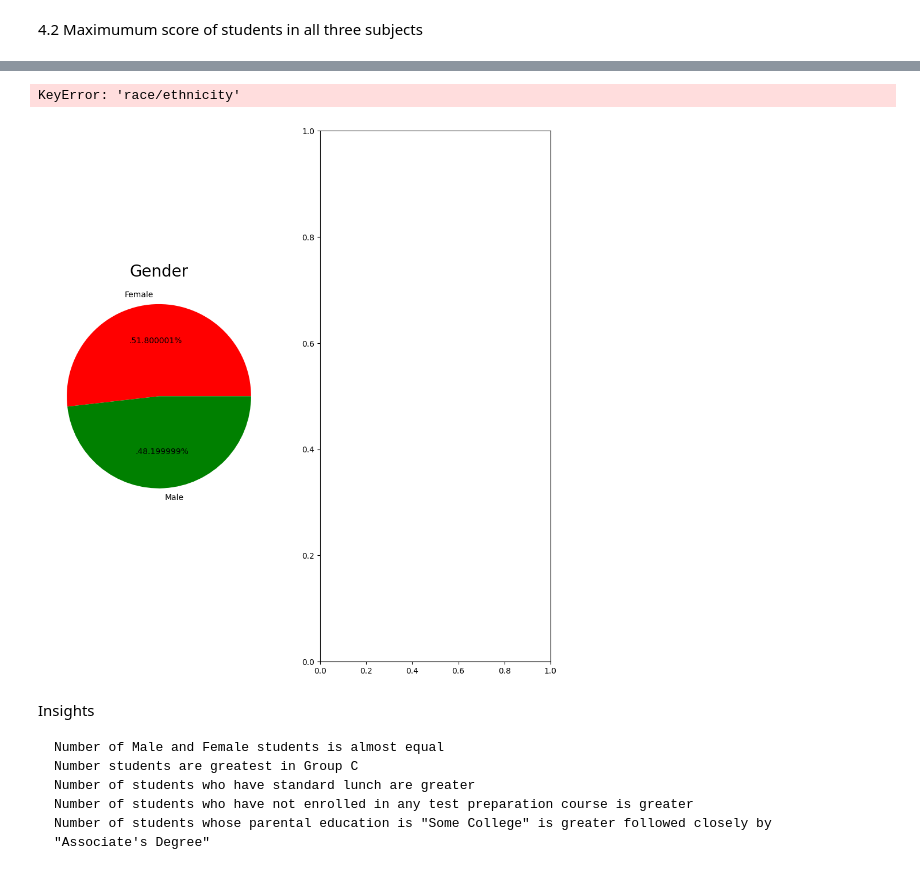
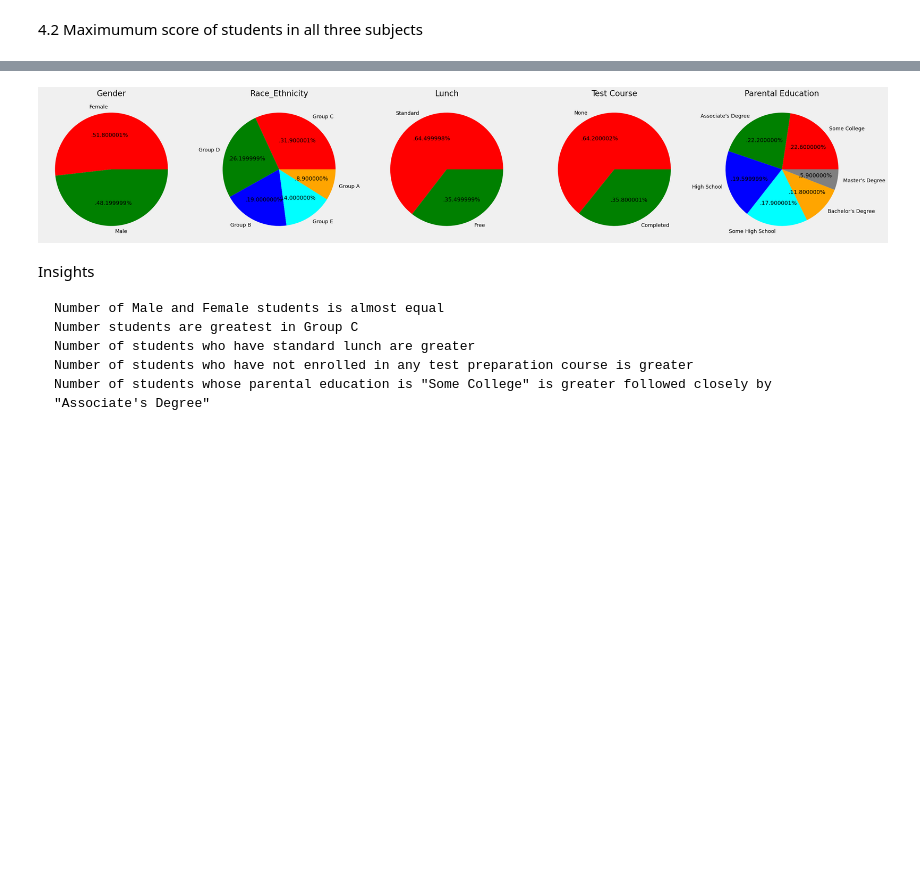
Before and after one commit to Shahbaz894/shahbazMloopsProject, a Jupyter notebook: notebook/Eda_student_performance.ipynb, the cells around one changed output, grey strips where cells are left out. Drawn from its saved outputs; the diff is of its cells as text; code cells hidden in the pictures; blank space fills up the shorter version.

```diff
--- a/notebook/Eda_student_performance.ipynb
+++ b/notebook/Eda_student_performance.ipynb
@@ -33,7 +33,7 @@ warnings.filterwarnings('ignore')
 
 Import the CSV Data as Pandas DataFrame
 # %%
-df=pd.read_csv('stud.csv')
+df=pd.read_csv('data\stud.csv')
 # %%
 df.head()
 # %% [output]
@@ -229,12 +226,12 @@ plt.axis('off')
 
 
 plt.subplot(1, 5, 2)
-size = df['race/ethnicity'].value_counts()
+size = df['race_ethnicity'].value_counts()
 labels = 'Group C', 'Group D','Group B','Group E','Group A'
 color = ['red', 'green', 'blue', 'cyan','orange']
 
 plt.pie(size, colors = color,labels = labels,autopct = '.%2f%%')
-plt.title('Race/Ethnicity', fontsize = 20)
+plt.title('Race_Ethnicity', fontsize = 20)
 plt.axis('off')
 
 
@@ -245,37 +242,36 @@ labels = 'Standard', 'Free'
 color = ['red','green']
 
 plt.pie(size, colors = color,labels = labels,autopct = '.%2f%%')
 plt.title('Lunch', fontsize = 20)
 plt.axis('off')
 
 
 plt.subplot(1, 5, 4)
-size = df['test preparation course'].value_counts()
+size = df['test_preparation_course'].value_counts()
 labels = 'None', 'Completed'
 color = ['red','green']
 
 plt.pie(size, colors = color,labels = labels,autopct = '.%2f%%')
 plt.title('Test Course', fontsize = 20)
 plt.axis('off')
 
 
 plt.subplot(1, 5, 5)
-size = df['parental level of education'].value_counts()
+size = df['parental_level_of_education'].value_counts()
 labels = 'Some College', "Associate's Degree",'High School','Some High School',"Bachelor's Degree","Master's Degree"
 color = ['red', 'green', 'blue', 'cyan','orange','grey']
 
 plt.pie(size, colors = color,labels = labels,autopct = '.%2f%%')
 plt.title('Parental Education', fontsize = 20)
 plt.axis('off')
 
 
 plt.tight_layout()
 plt.grid()
 
 plt.show()
 # %% [output]
-KeyError: 'race/ethnicity'
-[figure, old version]
+[figure, new version]
 # %% [markdown]
 
 Insights
```
Also changed, not shown: parts of 3 cells of this notebook, 18 other files.
